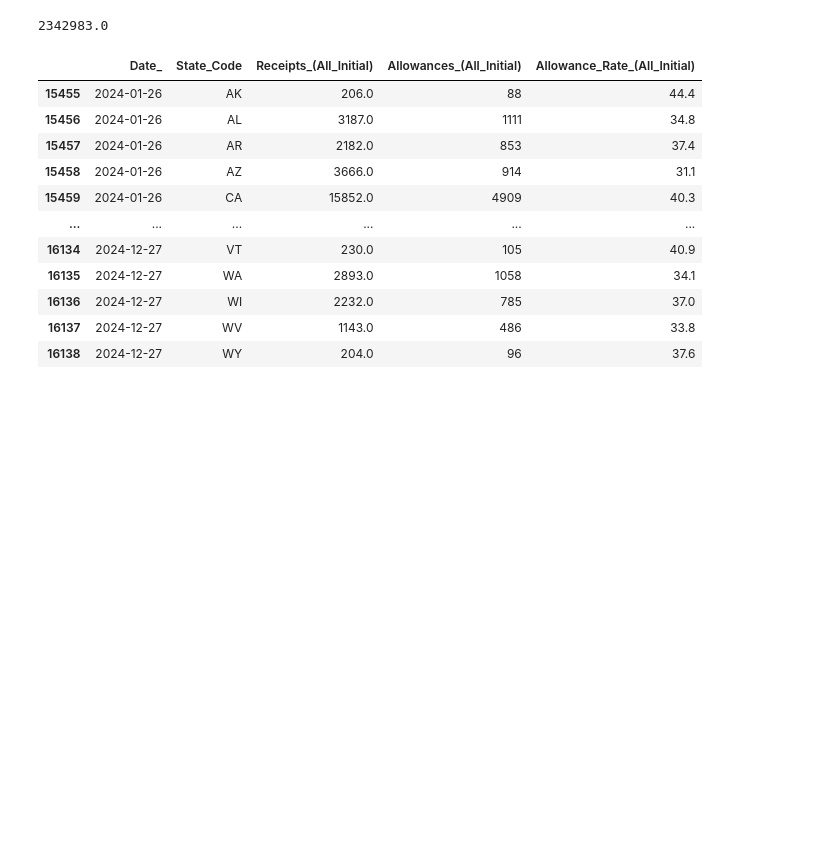
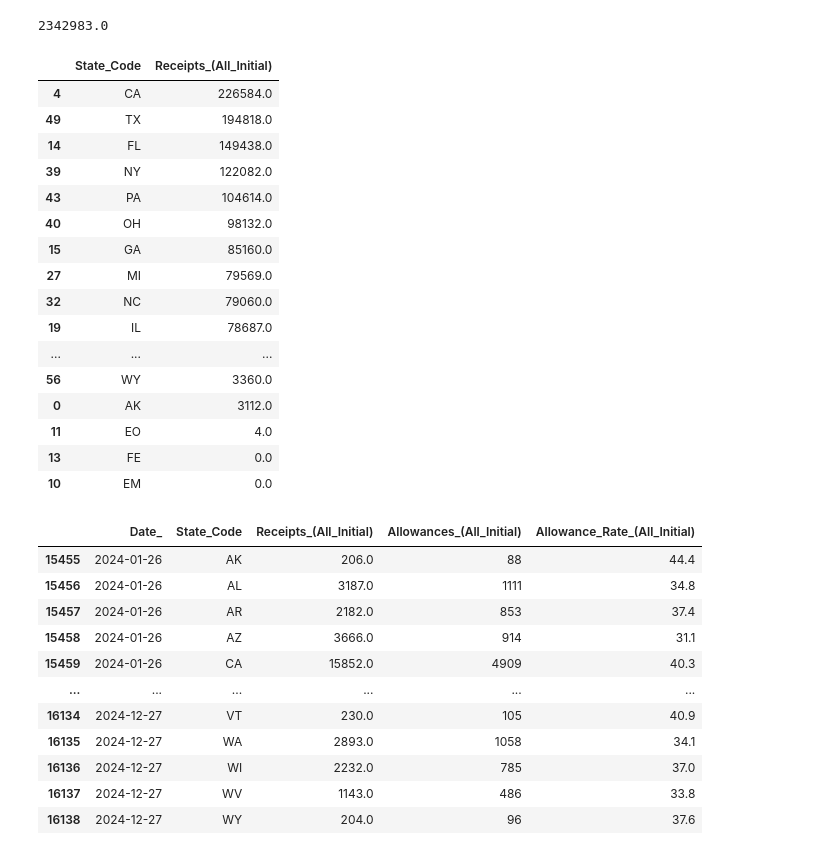
Before and after one commit to ananyabchetia/disabilityssi, a Jupyter notebook: disabilities.ipynb, the cells around one changed output. Drawn from its saved outputs; the diff is of its cells as text; code cells hidden in the pictures; blank space fills up the shorter version.

```diff
--- a/disabilities.ipynb
+++ b/disabilities.ipynb
@@ -167,6 +164,28 @@ df_2025['Allowances_(All_Initial)'].sum()/df_2025['Receipts_(All_Initial)'].sum(
 df_2024['Receipts_(All_Initial)'].sum()
 # %% [output]
 2342983.0
+# %%
+#Claims filed in 2024
+df_claims = df_2024.groupby('State_Code')['Receipts_(All_Initial)'].sum().reset_index().sort_values('Receipts_(All_Initial)',ascending=False)
+df_claims
+# %% [output]
+|  | State_Code | Receipts_(All_Initial) |
+| 4 | CA | 226584.0 |
+| 49 | TX | 194818.0 |
+| 14 | FL | 149438.0 |
+| 39 | NY | 122082.0 |
+| 43 | PA | 104614.0 |
+| 40 | OH | 98132.0 |
+| 15 | GA | 85160.0 |
+| 27 | MI | 79569.0 |
+| 32 | NC | 79060.0 |
+| 19 | IL | 78687.0 |
+| ... | ... | ... |
+| 56 | WY | 3360.0 |
+| 0 | AK | 3112.0 |
+| 11 | EO | 4.0 |
+| 13 | FE | 0.0 |
+| 10 | EM | 0.0 |
 # %%
 df_2024['Receipts_(All_Initial)'] = df_2024['Receipts_(All_Initial)'].astype(float)
 df_2024
```
Also changed, not shown: parts of 4 cells of this notebook, 3 other files.
